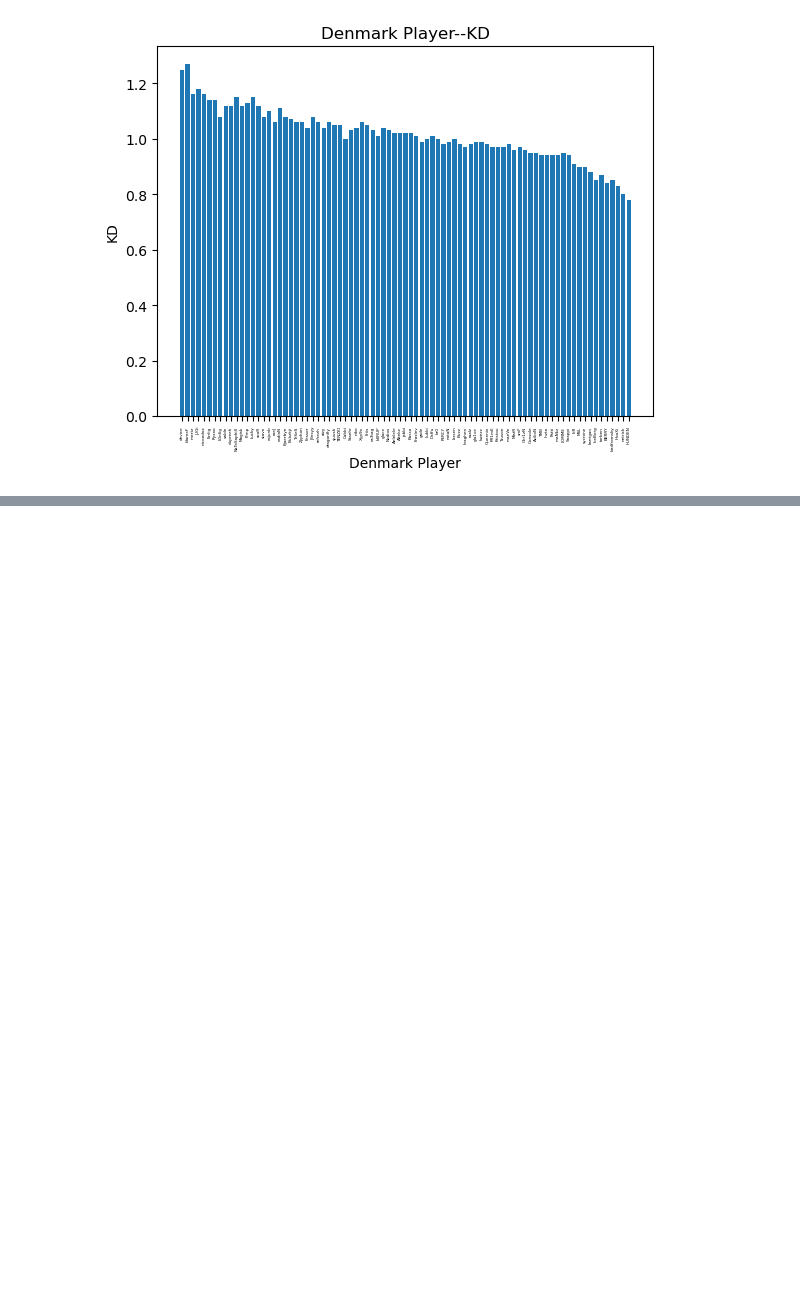
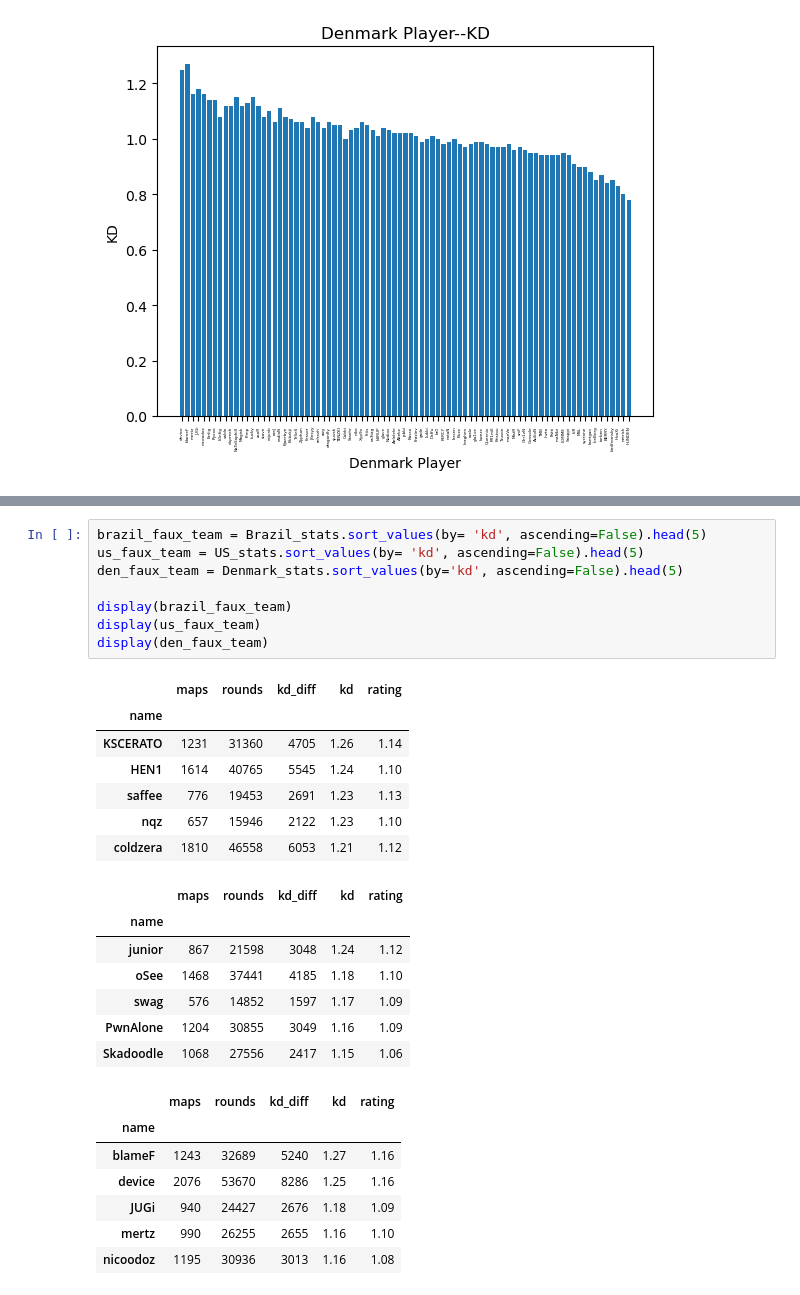
Before and after one commit to SikoticVinyl/VictorVis, a Jupyter notebook: shayne_files/shayne_og_data.ipynb, the cells around one changed output, grey strips where cells are left out. Cells and saved outputs as stored; diff of their text form; blank space fills up the shorter version.

```diff
--- a/shayne.ipynb
+++ b/shayne_files/shayne_og_data.ipynb
@@ -329,0 +369,30 @@ plt.show
+# %%
+brazil_faux_team = Brazil_stats.sort_values(by= 'kd', ascending=False).head(5)
+us_faux_team = US_stats.sort_values(by= 'kd', ascending=False).head(5)
+den_faux_team = Denmark_stats.sort_values(by='kd', ascending=False).head(5)
+
+display(brazil_faux_team)
+display(us_faux_team)
+display(den_faux_team)
+# %% [output]
+|  | maps | rounds | kd_diff | kd | rating |
+| name |  |  |  |  |  |
+| KSCERATO | 1231 | 31360 | 4705 | 1.26 | 1.14 |
+| HEN1 | 1614 | 40765 | 5545 | 1.24 | 1.10 |
+| saffee | 776 | 19453 | 2691 | 1.23 | 1.13 |
+| nqz | 657 | 15946 | 2122 | 1.23 | 1.10 |
+| coldzera | 1810 | 46558 | 6053 | 1.21 | 1.12 |
+|  | maps | rounds | kd_diff | kd | rating |
+| name |  |  |  |  |  |
+| junior | 867 | 21598 | 3048 | 1.24 | 1.12 |
+| oSee | 1468 | 37441 | 4185 | 1.18 | 1.10 |
+| swag | 576 | 14852 | 1597 | 1.17 | 1.09 |
+| PwnAlone | 1204 | 30855 | 3049 | 1.16 | 1.09 |
+| Skadoodle | 1068 | 27556 | 2417 | 1.15 | 1.06 |
+|  | maps | rounds | kd_diff | kd | rating |
+| name |  |  |  |  |  |
+| blameF | 1243 | 32689 | 5240 | 1.27 | 1.16 |
+| device | 2076 | 53670 | 8286 | 1.25 | 1.16 |
+| JUGi | 940 | 24427 | 2676 | 1.18 | 1.09 |
+| mertz | 990 | 26255 | 2655 | 1.16 | 1.10 |
+| nicoodoz | 1195 | 30936 | 3013 | 1.16 | 1.08 |
```
Also changed, not shown: parts of 10 cells of this notebook, 1 other file.
